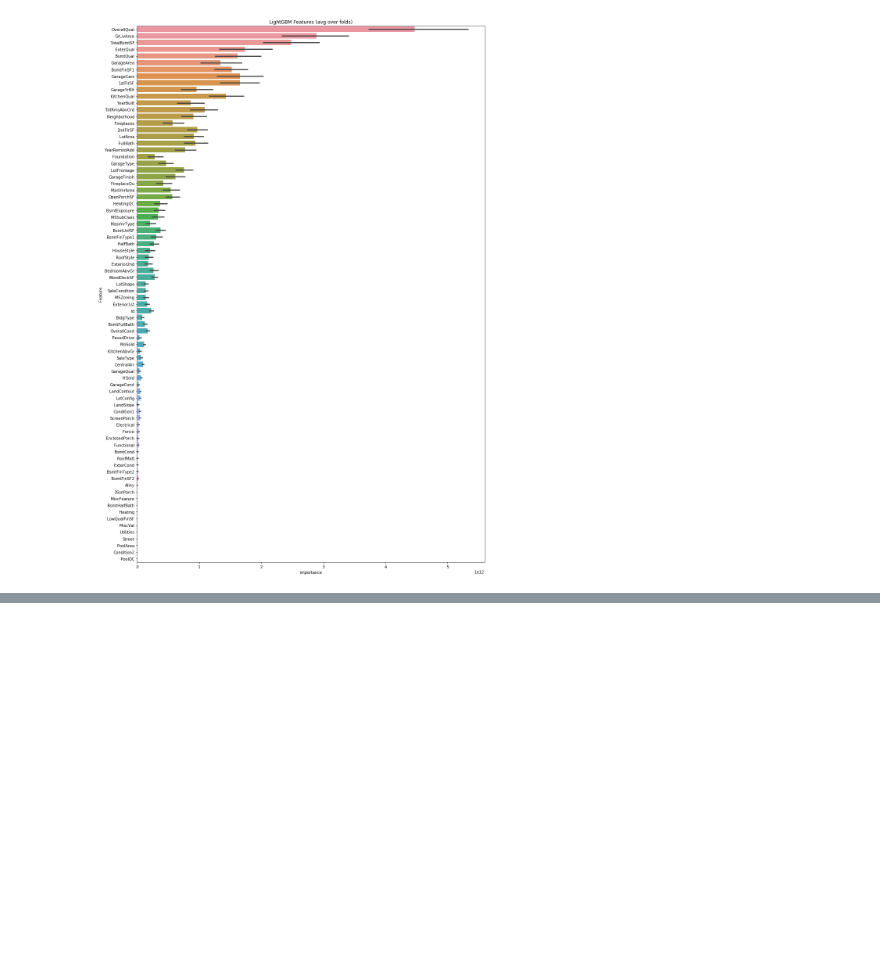
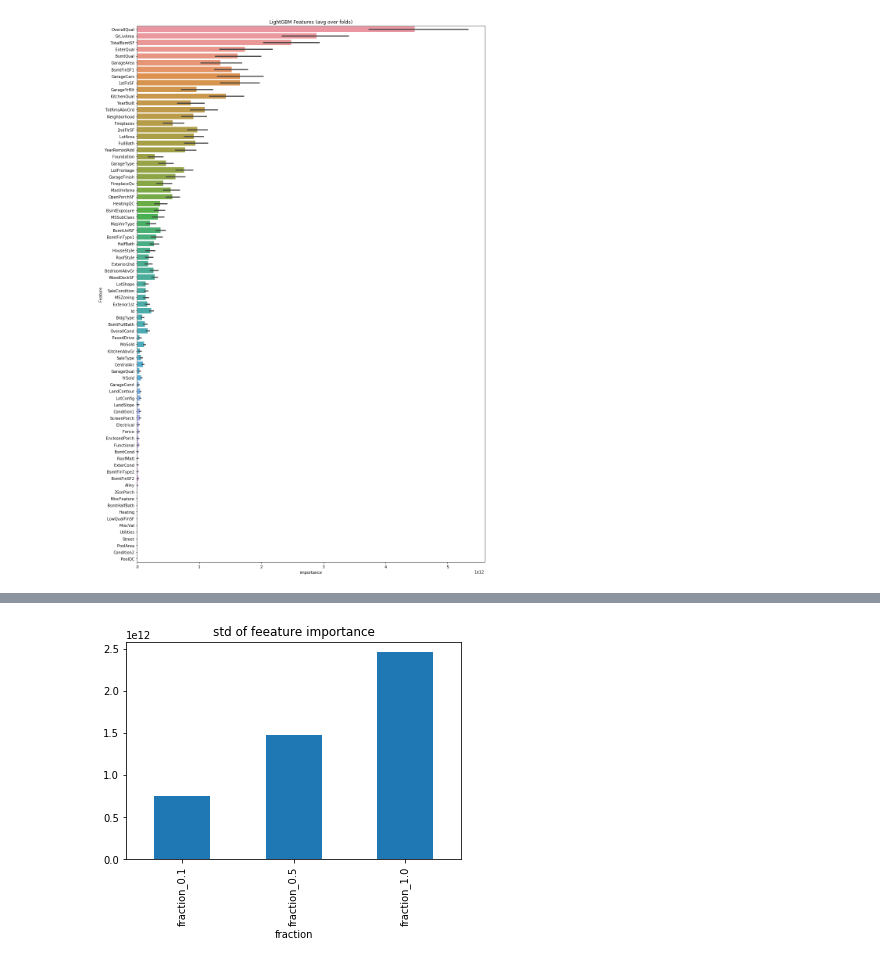
Before and after one commit to bk-18/feature-fraction-test, a Jupyter notebook: feature-fraction-test.ipynb, the cells around one changed output, grey strips where cells are left out. Cells and saved outputs as stored; diff of their text form; code cells hidden in the pictures; blank space fills up the shorter version.

```diff
--- a/feature-fraction-test.ipynb
+++ b/feature-fraction-test.ipynb
@@ -233,0 +257,4 @@ plt.tight_layout()
+# %%
+df_frac = df_frac[["Feature","importance","seed","fold","fraction"]]
+# %%
+df_frac["importance"] = df_frac["importance"].astype(float)
@@ -233,0 +270,6 @@ plt.tight_layout()
+# %%
+df_mean = df_frac.groupby(["Feature","fraction"])["importance"].mean().reset_index()
+# %%
+df_mean.groupby(["fraction"])["importance"].std().plot(kind = "bar", title = "std of feeature importance");
+# %% [output]
+[figure, added]
```
Also changed, not shown: parts of 8 cells of this notebook.
